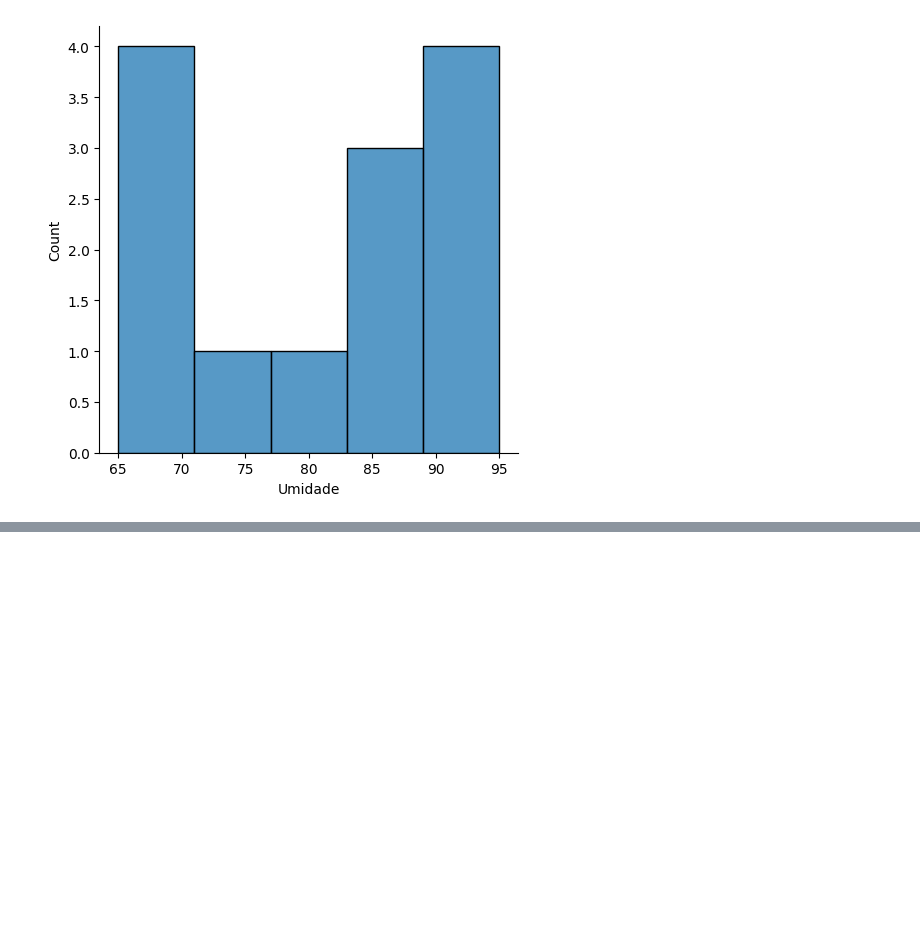
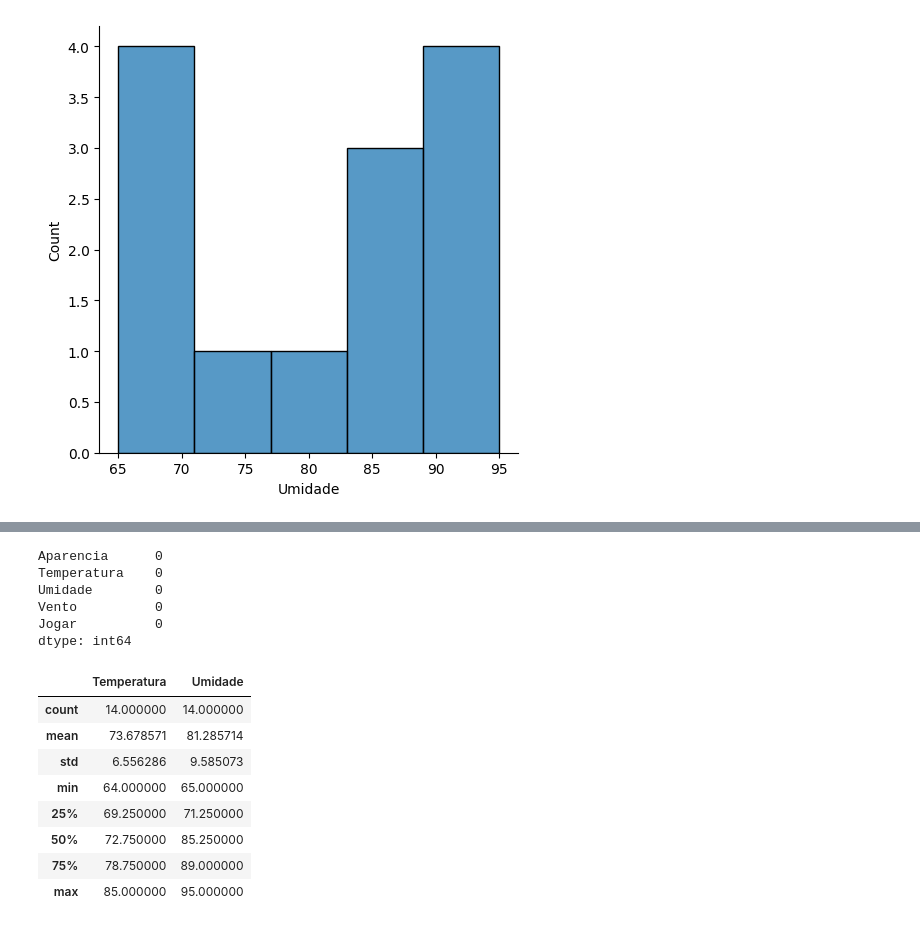
Before and after one commit to DiegoRCarvalho/python-exercicios-01-limpar-dados, a Jupyter notebook: limpar.ipynb, the cells around one changed output, grey strips where cells are left out. Saved outputs shown, nothing was run; the diff lists cells and outputs as text; code cells hidden in the pictures; blank space fills up the shorter version.

```diff
--- a/limpar.ipynb
+++ b/limpar.ipynb
@@ -247,0 +280,21 @@ srn.displot(dataset['Umidade']).set_titles('Umidade')
+# %%
+dataset.isnull().sum()
+# %% [output]
+Aparencia      0
+Temperatura    0
+Umidade        0
+Vento          0
+Jogar          0
+dtype: int64
+# %%
+dataset.describe()
+# %% [output]
+|  | Temperatura | Umidade |
+| count | 14.000000 | 14.000000 |
+| mean | 73.678571 | 81.285714 |
+| std | 6.556286 | 9.585073 |
+| min | 64.000000 | 65.000000 |
+| 25% | 69.250000 | 71.250000 |
+| 50% | 72.750000 | 85.250000 |
+| 75% | 78.750000 | 89.000000 |
+| max | 85.000000 | 95.000000 |
```
Also changed, not shown: parts of 5 cells of this notebook.
